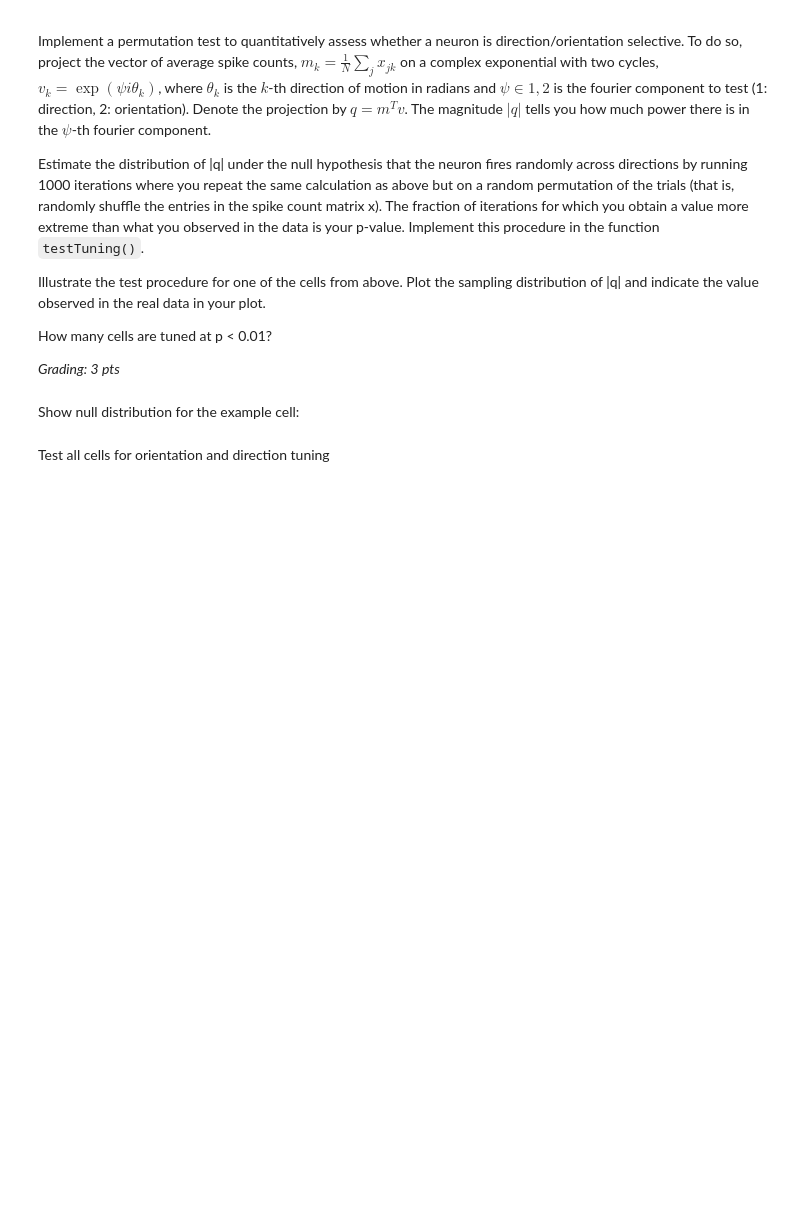
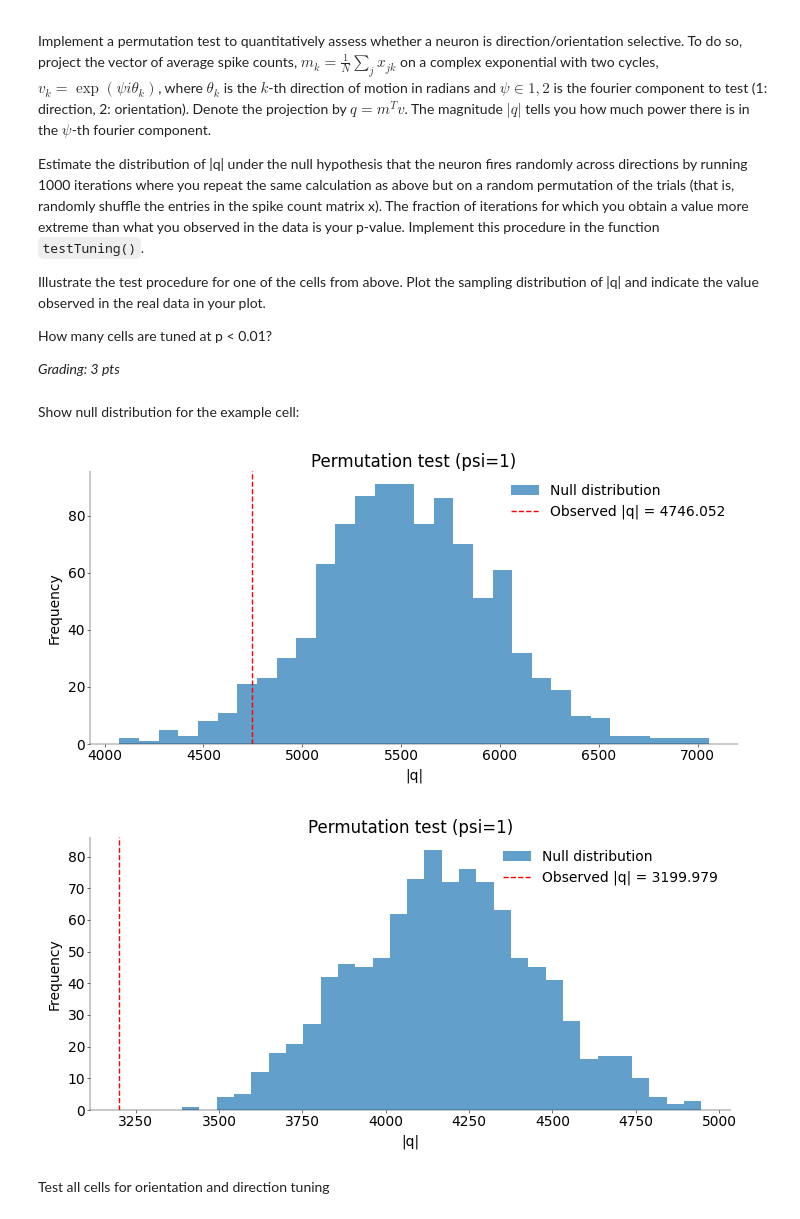
Before and after one commit to lucakosina/NeuralDataScience, a Jupyter notebook: CodingLab4.ipynb, the cells around one changed output. Drawn from its saved outputs; the diff is of its cells as text; code cells hidden in the pictures; blank space fills up the shorter version.

```diff
--- a/CodingLab4.ipynb
+++ b/CodingLab4.ipynb
@@ -659,9 +718,38 @@ def testTuning(
     # hint: access random functions of this generator
     rng = np.random.default_rng(random_seed)
 
+    theta = np.deg2rad(dirs)
+
+    # Compute mean response for each unique direction
+    unique_dirs = np.sort(np.unique(dirs))
+    m = np.array([counts[dirs == d].mean() for d in unique_dirs])
+    theta_k = np.deg2rad(unique_dirs)
+    v = np.exp(1j * psi * theta_k)
+
+    q_obs = np.abs(np.dot(m, v))
+
+    # Null distribution via permutation
+    q_distr = np.zeros(niters)
+    for i in range(niters):
+        shuffled_counts = rng.permutation(counts)
+        m_perm = np.array([shuffled_counts[dirs == d].mean() for d in unique_dirs])
+        q_perm = np.abs(np.dot(m_perm, v))
+        q_distr[i] = q_perm
+
+    p = np.mean(q_distr >= q_obs)
 
     if show:
-        # add plotting code here
-        pass
+        plt.hist(q_distr, bins=30, alpha=0.7, label="Null distribution")
+        plt.axvline(
+            q_obs, color="red", linestyle="--", label=f"Observed |q| = {q_obs:.3f}"
+        )
+        plt.xlabel("|q|")
+        plt.ylabel("Frequency")
+        plt.title(f"Permutation test (psi={psi})")
+        plt.legend()
+        plt.tight_layout()
+        plt.show()
+
+    return p, q_obs, q_distr
 # %% [markdown]
 Show null distribution for the example cell:
@@ -672,2 +756,14 @@ Show null distribution for the example cell:
+# %%
+# ---------------------------------------------------------
+# Plot null distributions for example cells 28 & 29. (1 pt)
+# ---------------------------------------------------------
+counts_28, dirs_28 = get_data(spikes, 28)
+p, q_obs, q_distr = testTuning(counts_28, dirs_28, psi=1, show=True)
+
+counts_29, dirs_29 = get_data(spikes, 29)
+p, q_obs, q_distr = testTuning(counts_29, dirs_29, psi=1, show=True)
+# %% [output]
+[figure, added]
+[figure, added]
 # %% [markdown]
 Test all cells for orientation and direction tuning
```
Also changed, not shown: parts of 10 cells of this notebook.
